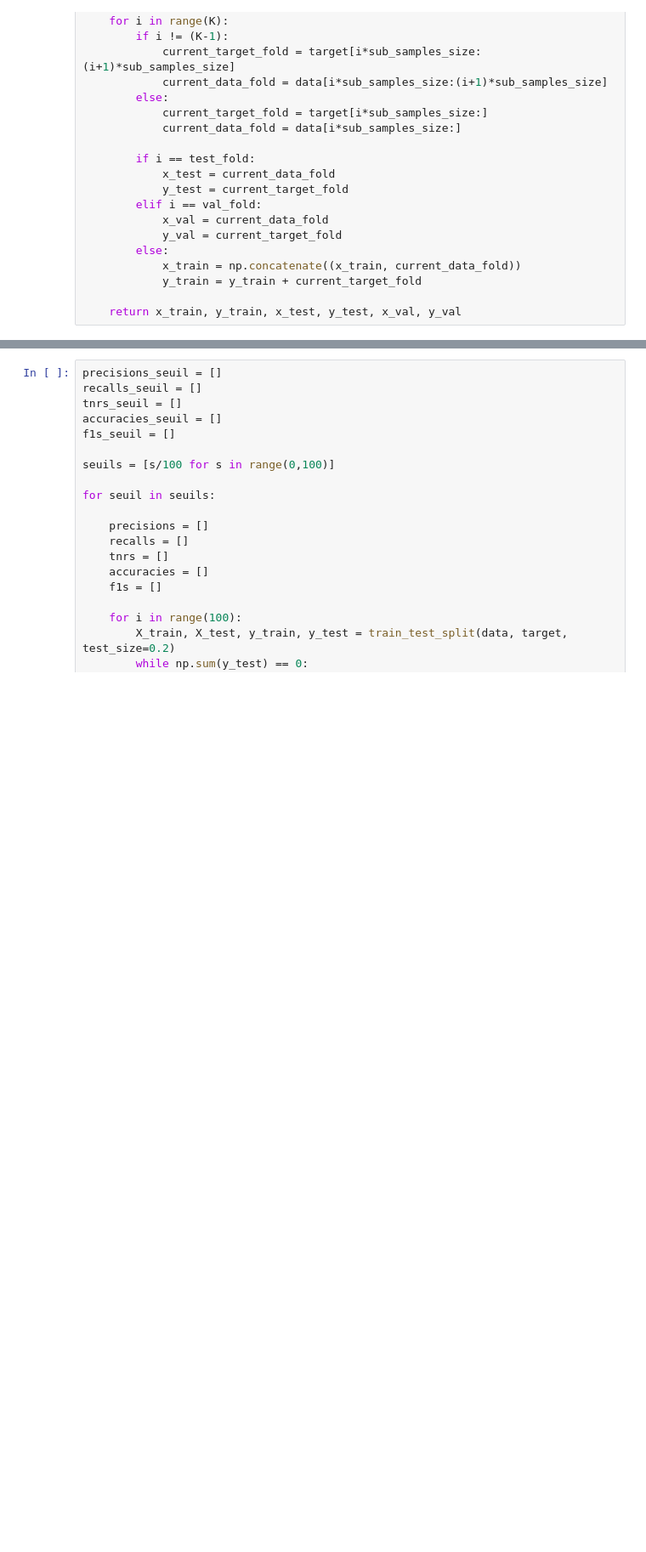
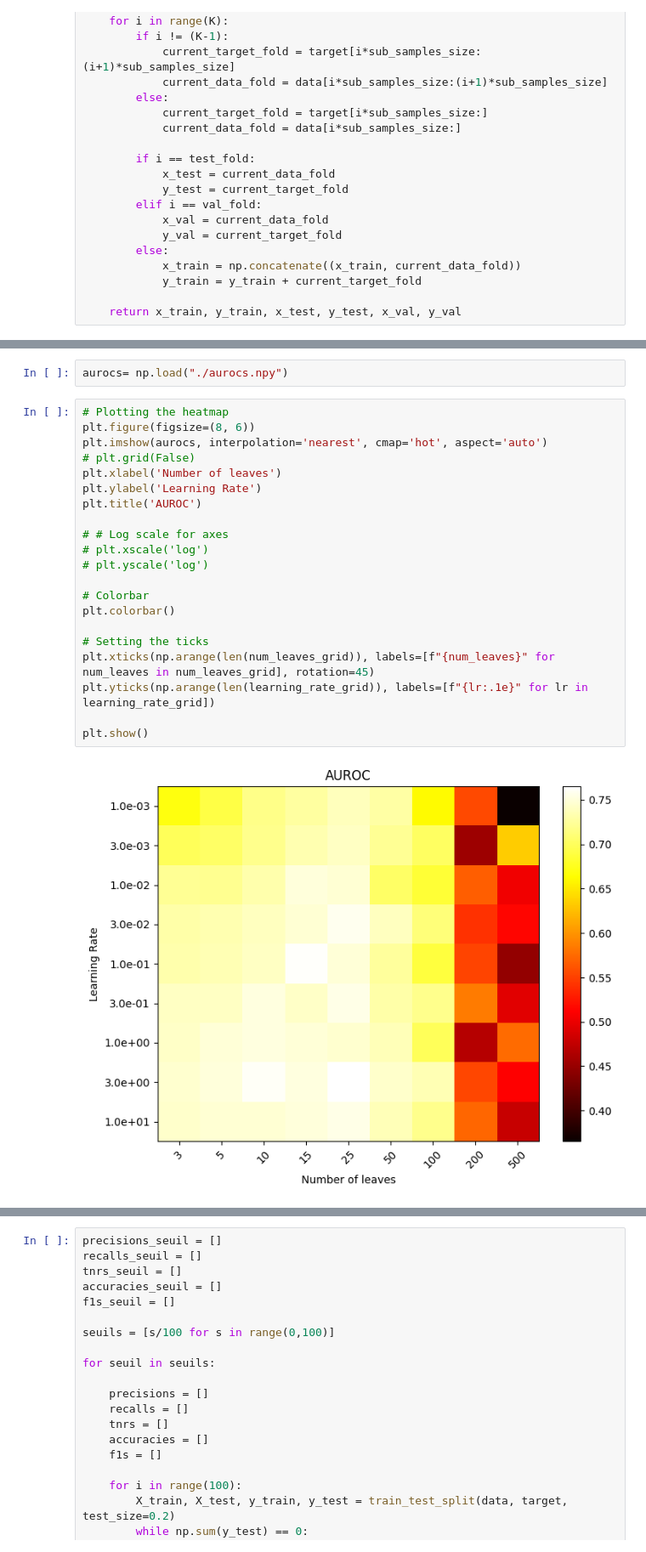
Before and after one commit to clementdlmszs/predictECMO, a Jupyter notebook: models/classicML.ipynb, the cells around one changed output, grey strips where cells are left out. Shown at 85% size. Cells and saved outputs as stored; diff of their text form; blank space fills up the shorter version.

```diff
--- a/models/classicML.ipynb
+++ b/models/classicML.ipynb
@@ -338,0 +1075,25 @@ def split_data_CV(data, target, K, test_activated, validation_activated, test_fo
+# %%
+aurocs= np.load("./aurocs.npy")
+# %%
+# Plotting the heatmap
+plt.figure(figsize=(8, 6))
+plt.imshow(aurocs, interpolation='nearest', cmap='hot', aspect='auto')
+# plt.grid(False)
+plt.xlabel('Number of leaves')
+plt.ylabel('Learning Rate')
+plt.title('AUROC')
+
+# # Log scale for axes
+# plt.xscale('log')
+# plt.yscale('log')
+
+# Colorbar
+plt.colorbar()
+
+# Setting the ticks
+plt.xticks(np.arange(len(num_leaves_grid)), labels=[f"{num_leaves}" for num_leaves in num_leaves_grid], rotation=45)
+plt.yticks(np.arange(len(learning_rate_grid)), labels=[f"{lr:.1e}" for lr in learning_rate_grid])
+
+plt.show()
+# %% [output]
+[figure, added]
```
Also changed, not shown: parts of 53 cells of this notebook, 7 other files.
